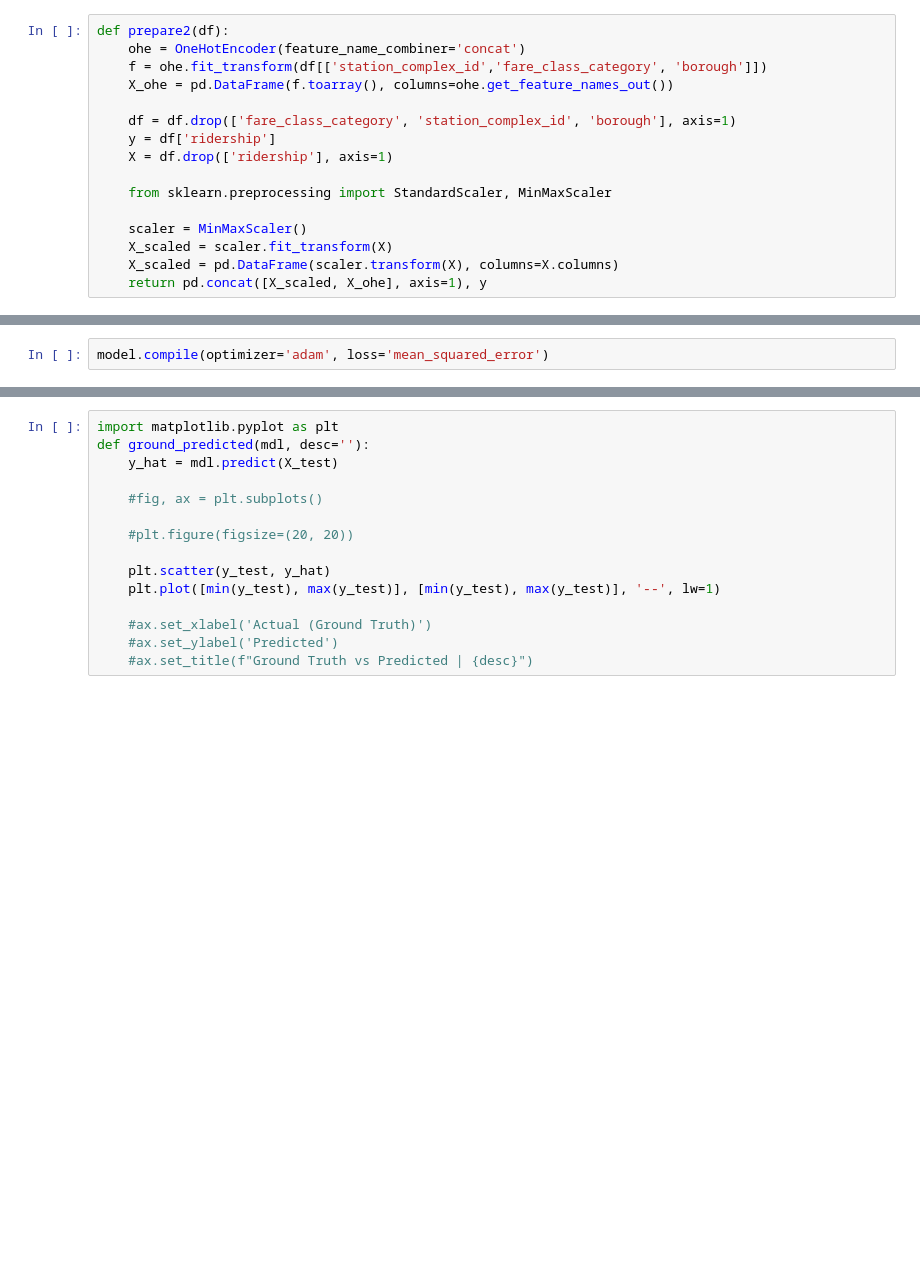
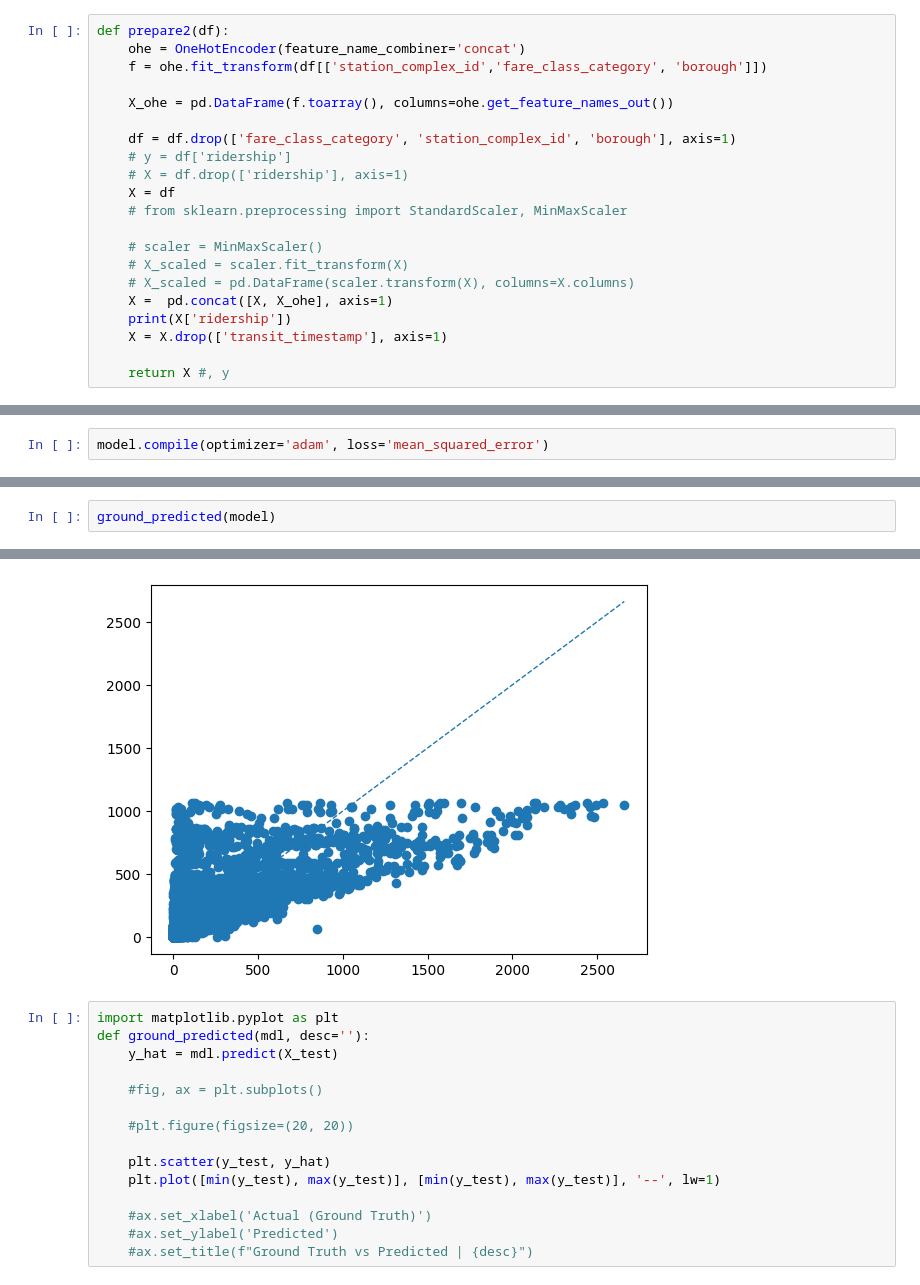
Before and after one commit to Kumuda123/Predicting-Ridership-on-the-New-York-City-Subway, a Jupyter notebook: ridership.ipynb, the cells around one changed output, grey strips where cells are left out. Saved outputs shown, nothing was run; the diff lists cells and outputs as text; blank space fills up the shorter version.

```diff
--- a/ridership.ipynb
+++ b/ridership.ipynb
@@ -65,15 +58,20 @@ df_10
 def prepare2(df):
     ohe = OneHotEncoder(feature_name_combiner='concat')
     f = ohe.fit_transform(df[['station_complex_id','fare_class_category', 'borough']])
+
     X_ohe = pd.DataFrame(f.toarray(), columns=ohe.get_feature_names_out())
 
     df = df.drop(['fare_class_category', 'station_complex_id', 'borough'], axis=1)
-    y = df['ridership']
-    X = df.drop(['ridership'], axis=1)
+    # y = df['ridership']
+    # X = df.drop(['ridership'], axis=1)
+    X = df
+    # from sklearn.preprocessing import StandardScaler, MinMaxScaler
 
-    from sklearn.preprocessing import StandardScaler, MinMaxScaler
+    # scaler = MinMaxScaler()
+    # X_scaled = scaler.fit_transform(X)
+    # X_scaled = pd.DataFrame(scaler.transform(X), columns=X.columns)
+    X =  pd.concat([X, X_ohe], axis=1)
+    print(X['ridership'])
+    X = X.drop(['transit_timestamp'], axis=1)
 
-    scaler = MinMaxScaler()
-    X_scaled = scaler.fit_transform(X)
-    X_scaled = pd.DataFrame(scaler.transform(X), columns=X.columns)
-    return pd.concat([X_scaled, X_ohe], axis=1), y
+    return X #, y
@@ -113,0 +155,3 @@ model.evaluate(X_test, y_test, verbose=1)
+# %%
+ground_predicted(model)
+# %% [output]
@@ -114,3 +159,4 @@ model.evaluate(X_test, y_test, verbose=1)
+[figure, added]
 # %%
 import matplotlib.pyplot as plt
 def ground_predicted(mdl, desc=''):
```
Also changed, not shown: parts of 34 cells of this notebook.
